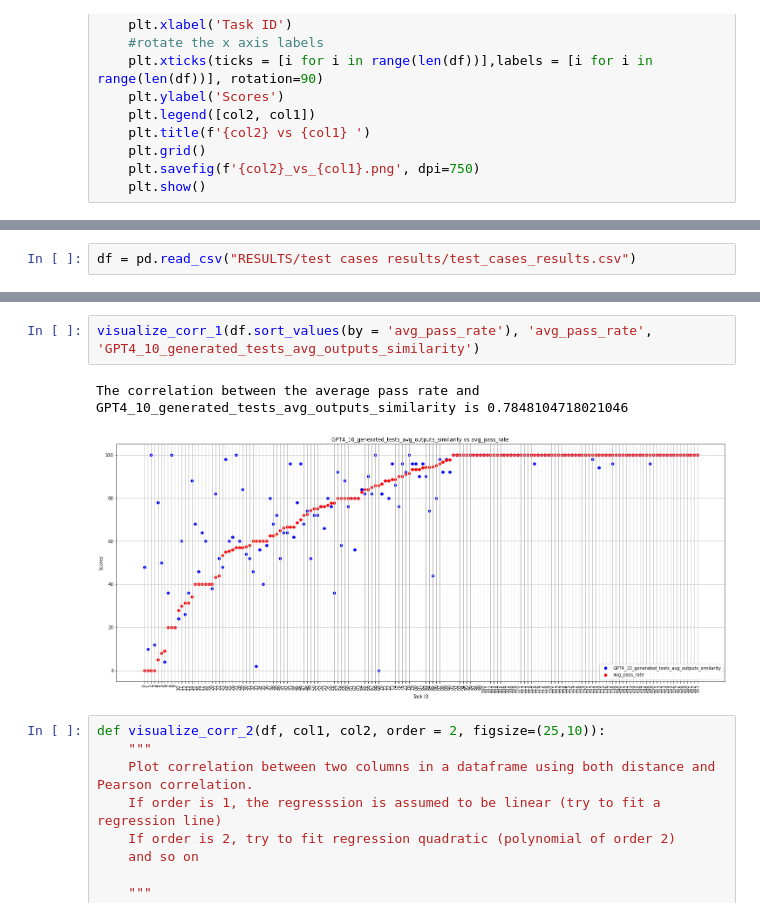
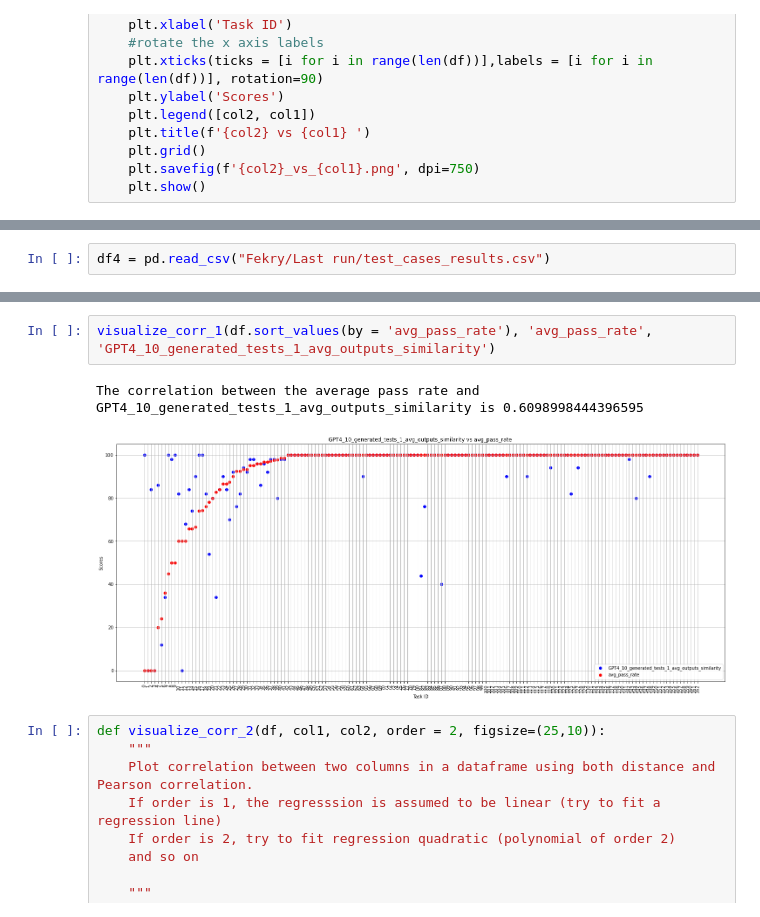
Before and after one commit to QEDady/LLM-Code-Verifier, a Jupyter notebook: Correlation Visualization .ipynb, the cells around one changed output, grey strips where cells are left out. Drawn from its saved outputs; the diff is of its cells as text.

Commit message:
More visualizations

```diff
--- a/Correlation Visualization .ipynb
+++ b/Correlation Visualization .ipynb
@@ -77,3 +82,3 @@ def visualize_corr_1(df, col1 ,col2):
 # %%
-df = pd.read_csv("RESULTS/test cases results/test_cases_results.csv")
+df4 = pd.read_csv("Fekry/Last run/test_cases_results.csv")
 # %%
@@ -88,8 +94,8 @@ df.head()
 # %%
-visualize_corr_1(df.sort_values(by = 'avg_pass_rate'), 'avg_pass_rate', 'GPT4_10_generated_tests_avg_outputs_similarity')
+visualize_corr_1(df.sort_values(by = 'avg_pass_rate'), 'avg_pass_rate', 'GPT4_10_generated_tests_1_avg_outputs_similarity')
 # %% [output]
-The correlation between the average pass rate and GPT4_10_generated_tests_avg_outputs_similarity is 0.7848104718021046
+The correlation between the average pass rate and GPT4_10_generated_tests_1_avg_outputs_similarity is 0.6098998444396595
-[figure, old version]
+[figure, new version]
 # %%
 def visualize_corr_2(df, col1, col2, order = 2, figsize=(25,10)):
     """
```
Also changed, not shown: parts of 12 cells of this notebook.
